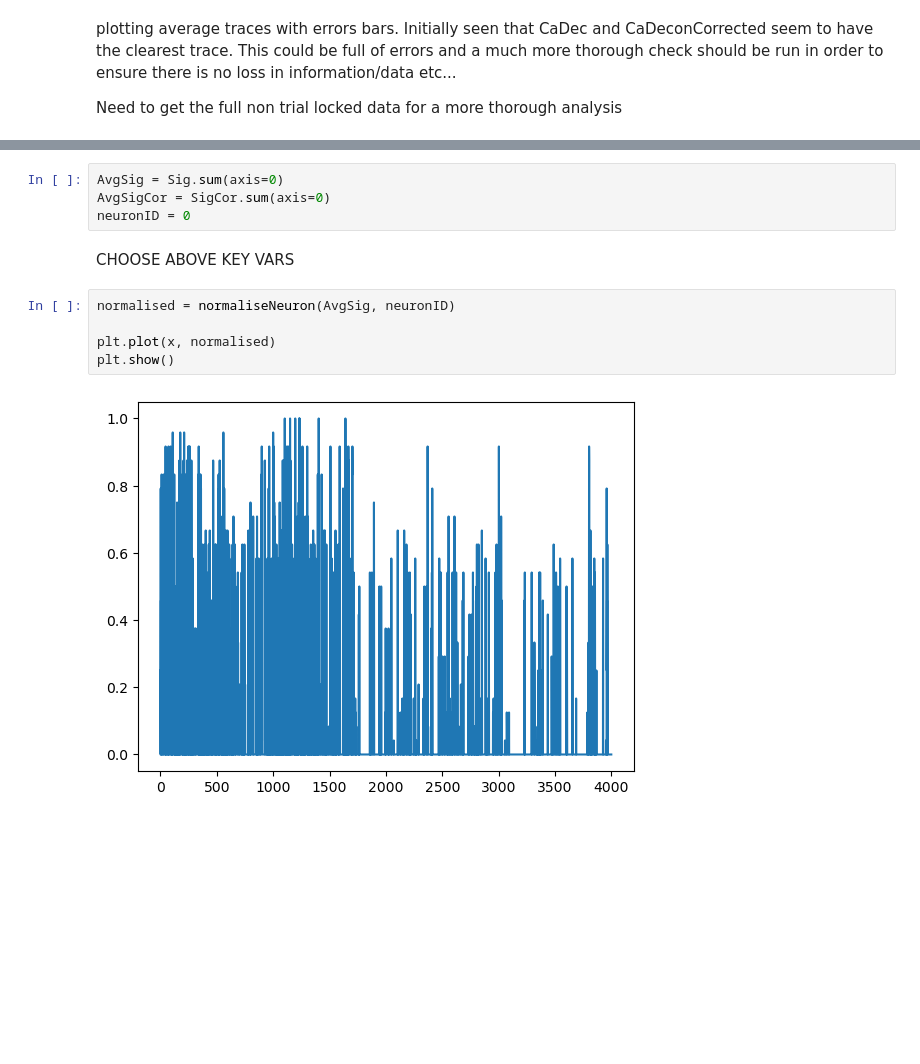
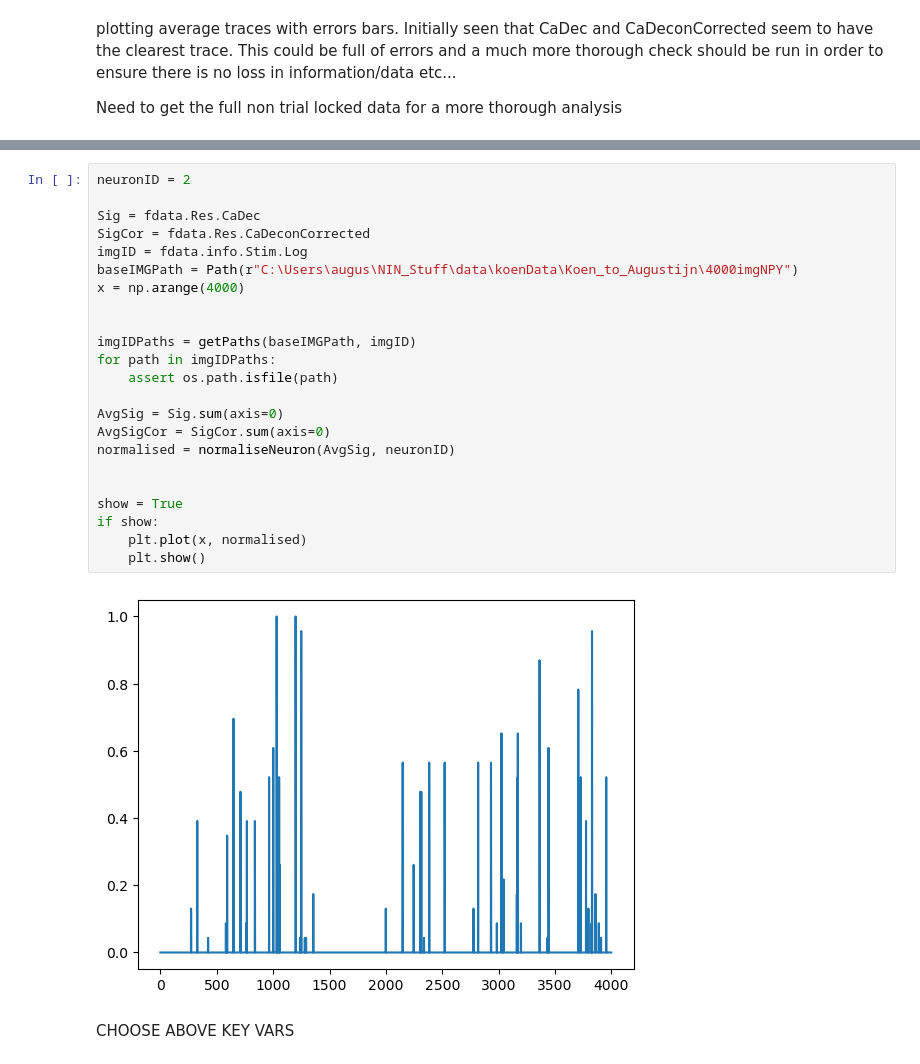
Before and after one commit to AugustijnVrolijk/NIN-personal-Projects, a Jupyter notebook: MEI stuff/main.ipynb, the cells around one changed output, grey strips where cells are left out. Cells and saved outputs as stored; diff of their text form; blank space fills up the shorter version.

```diff
--- a/MEI stuff/main.ipynb
+++ b/MEI stuff/main.ipynb
@@ -81,13 +74,27 @@ for path in imgIDPaths:
 # %%
+neuronID = 2
+
+Sig = fdata.Res.CaDec
+SigCor = fdata.Res.CaDeconCorrected
+imgID = fdata.info.Stim.Log
+baseIMGPath = Path(r"C:\Users\augus\NIN_Stuff\data\koenData\Koen_to_Augustijn\4000imgNPY")
+x = np.arange(4000)
+
+
+imgIDPaths = getPaths(baseIMGPath, imgID)
+for path in imgIDPaths:
+    assert os.path.isfile(path)
+
 AvgSig = Sig.sum(axis=0)
 AvgSigCor = SigCor.sum(axis=0)
-neuronID = 0
+normalised = normaliseNeuron(AvgSig, neuronID)
+
+
+show = True
+if show:
+    plt.plot(x, normalised)
+    plt.show()
+# %% [output]
+[figure, added]
 # %% [markdown]
 CHOOSE ABOVE KEY VARS
-# %%
-normalised = normaliseNeuron(AvgSig, neuronID)
-
-plt.plot(x, normalised)
-plt.show()
-# %% [output]
-[figure, removed]
```
Also changed, not shown: parts of 9 cells of this notebook, 11 other files.
